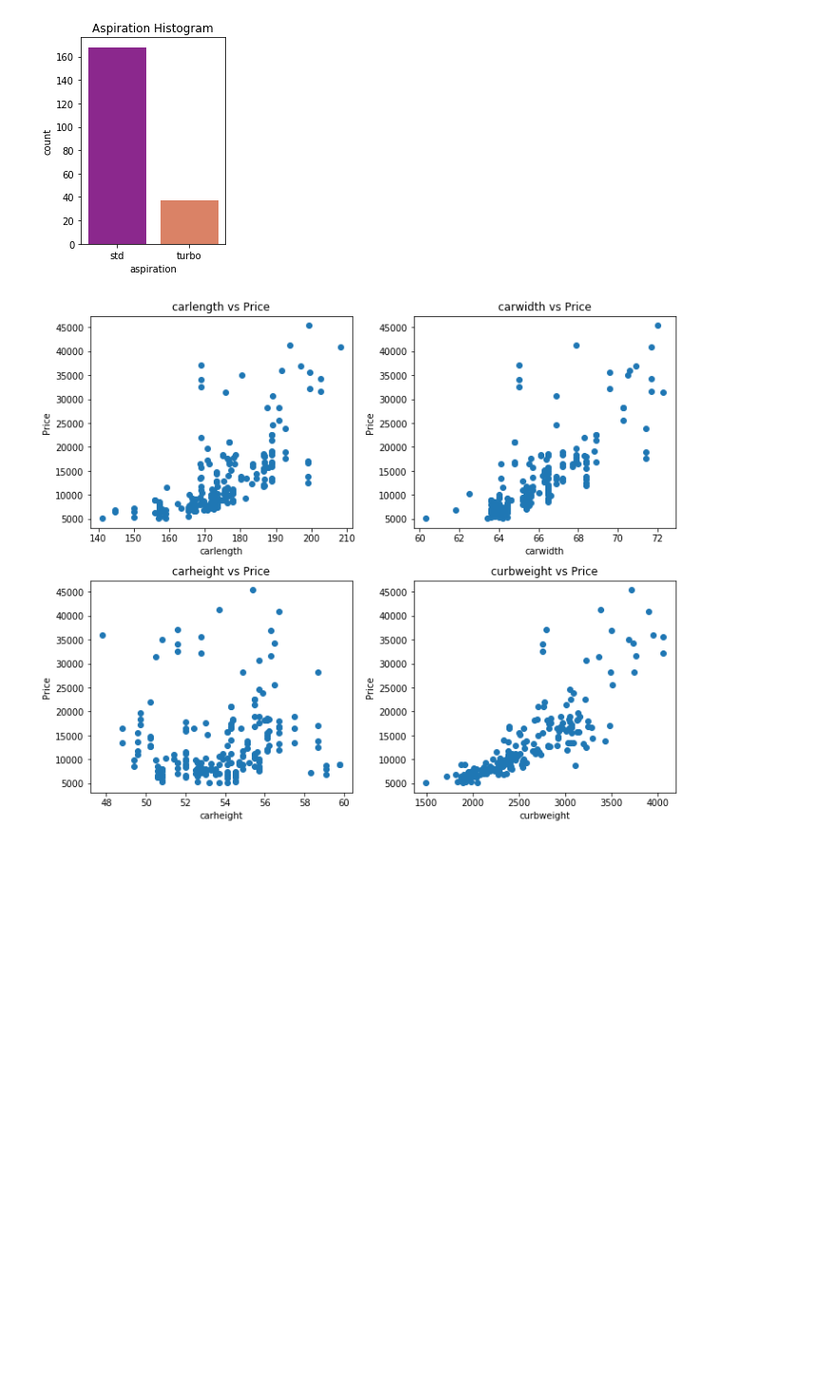
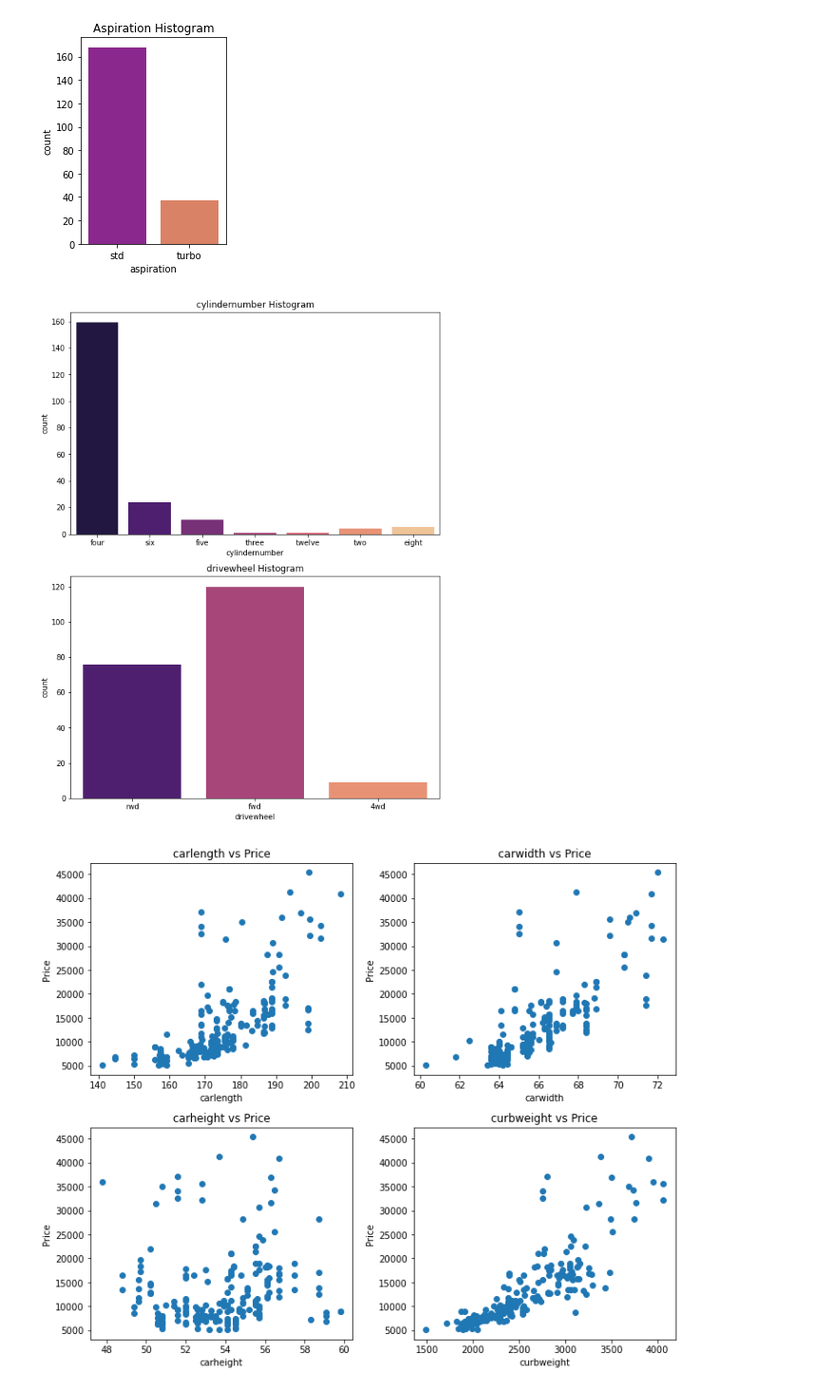
Before and after one commit to KullaA/Car-price-prediction, a Jupyter notebook: Car price prediction.ipynb, the cells around one changed output. Shown at 95% size. Drawn from its saved outputs; the diff is of its cells as text; code cells hidden in the pictures; blank space fills up the shorter version.

```diff
--- a/Car price prediction.ipynb
+++ b/Car price prediction.ipynb
@@ -174,19 +182,17 @@ plt.show()
 # %% [output]
 [figure]
 # %%
-'''def plot_count(x,fig):
+def plot_count(x,fig):
     plt.subplot(4,2,fig)
     plt.title(x+' Histogram')
     sns.countplot(car[x],palette=("magma"))
-    plt.subplot(4,2,(fig+1))
-    plt.title(x+' vs Price')
-    sns.boxplot(x=cars[x], y=car.price, palette=("magma"))
 
 plt.figure(figsize=(15,20))
 
-plot_count('enginelocation', 1)
-plot_count('cylindernumber', 3)
-plot_count('fuelsystem', 5)
+plot_count('cylindernumber', 5)
 plot_count('drivewheel', 7)
 
-plt.tight_layout()'''
+
+plt.tight_layout()
+# %% [output]
+[figure, added]
```
Also changed, not shown: parts of 13 cells of this notebook.
